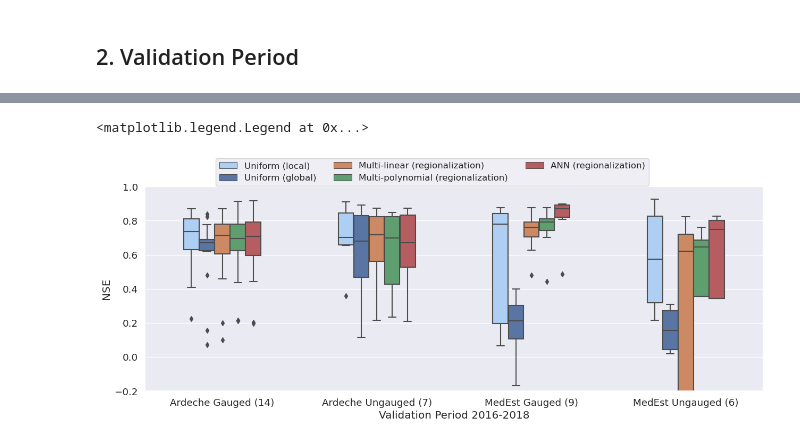
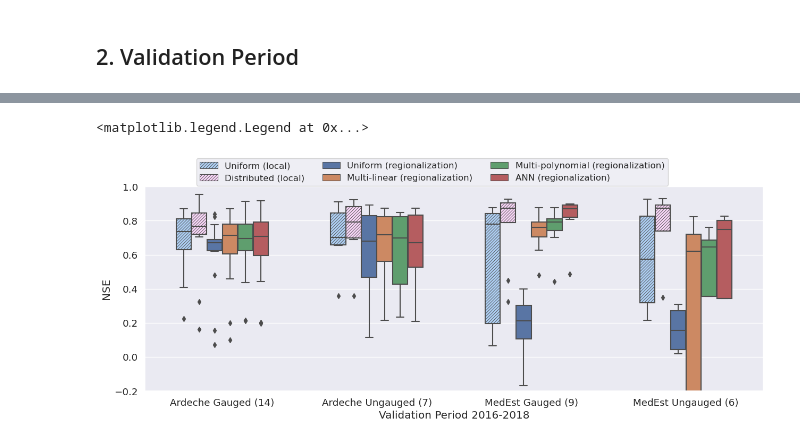
Before and after one commit to nghi-truyen/Regionalization-Learning, a Jupyter notebook: notebook_compare-local-vs-regionalization.ipynb, the cells around one changed output, grey strips where cells are left out. Cells and saved outputs as stored; diff of their text form; code cells hidden in the pictures.

Commit message:
ENC: add local distributed calib to notebook and hdf5 file to models

```diff
--- a/notebook_compare-local-vs-regionalization.ipynb
+++ b/notebook_compare-local-vs-regionalization.ipynb
@@ -124,7 +140,7 @@ fig.legend(
 # %% [markdown]
 ## 2. Validation Period
 # %%
-def df_cost_val(area, ncpu=1, start_time="2016-08-01 00:00", end_time="2018-08-01 00:00"):
+def df_cost_val(area, start_time="2016-08-01 00:00", end_time="2018-08-01 00:00"):
 
     modelddt_unif = smash.read_model_ddt(f"models/{area}/uniform.hdf5")
     modelddt_ln = smash.read_model_ddt(f"models/{area}/hyper-linear.hdf5")
@@ -170,11 +186,11 @@ def df_cost_val(area, ncpu=1, start_time="2016-08-01 00:00", end_time="2018-08-0
 
         if co in gau+ung:
 
-            code += [co] * 5
+            code += [co] * 6
             if co in gau:
-                obs += [f"{area} Gauged ({len(gau)})"] * 5
+                obs += [f"{area} Gauged ({len(gau)})"] * 6
             else:
-                obs += [f"{area} Ungauged ({len(ung)})"] * 5
+                obs += [f"{area} Ungauged ({len(ung)})"] * 6
 
             # local unif
             method.append("Uniform (local)")
@@ -193,8 +209,25 @@ def df_cost_val(area, ncpu=1, start_time="2016-08-01 00:00", end_time="2018-08-0
             model_localunif.run(inplace=True)
             cost.append(1 - nse(model_localunif.input_data.qobs[0], model_localunif.output.qsim[0]))
 
+            # local distributed
+            method.append("Distributed (local)")
+            modelddt_localdist = smash.read_model_ddt(f"models/{area}/local-distributed/{co}.hdf5")
+            info_catch = pd.read_csv(f"data/{area}/info_bv.csv")
+            model_localdist = smash.Model(
+                                *load_data(
+                                    info_catch[info_catch.Code_BV==co],
+                                    start_time=start_time,
+                                    end_time=end_time,
+                                    desc_dir="...",
+                                )
+                            )
+            for par in params:
+                setattr(model_localdist.parameters, par, modelddt_localdist[par])
+            model_localdist.run(inplace=True)
+            cost.append(1 - nse(model_localdist.input_data.qobs[0], model_localdist.output.qsim[0]))
+
             # global unif
-            method.append("Uniform (global)")
+            method.append("Uniform (regionalization)")
             cost.append(1 - nse(model_unif.input_data.qobs[i], model_unif.output.qsim[i]))
 
             # linear regio
@@ -227,35 +263,43 @@ dfval.head()
 # %%
 fig, ax = plt.subplots(figsize=(15,5))
 
-sns.boxplot(
+bplt = sns.boxplot(
         data=dfval,
         x="obs",
         y="NSE",
         hue="method",
-        width=0.5,
+        width=0.6,
         palette=colors,
         order=ord,
         showfliers=True,
     )
 
+# Set hatch pattern
+hatch = "//////"
+mpl.rcParams['hatch.linewidth'] = 0.6
+for i in range(4):
+    bplt.patches[i].set_hatch(hatch)
+for i in range(2, 5):
+    bplt.patches[i*len(colors)].set_hatch(hatch)
+    bplt.patches[i*len(colors)+1].set_hatch(hatch)
 
 # Set title and axis labels
 ax.set(title=None, xlabel="Validation Period 2016-2018")
 
 ax.set_ylim([-0.2, 1])
 
 handles, labels = ax.get_legend_handles_labels()  # get labels then remove
 ax.legend([], [], frameon=False)
 
 # Add legend
 fig.legend(
     handles,
     labels,
     title=None,
     loc="upper center",
     ncol=3,
     fontsize=12,
 )
 # %% [output]
 <matplotlib.legend.Legend at 0x...>
-[figure, old version]
+[figure, new version]
```
Also changed, not shown: parts of 8 cells of this notebook, 51 other files.
